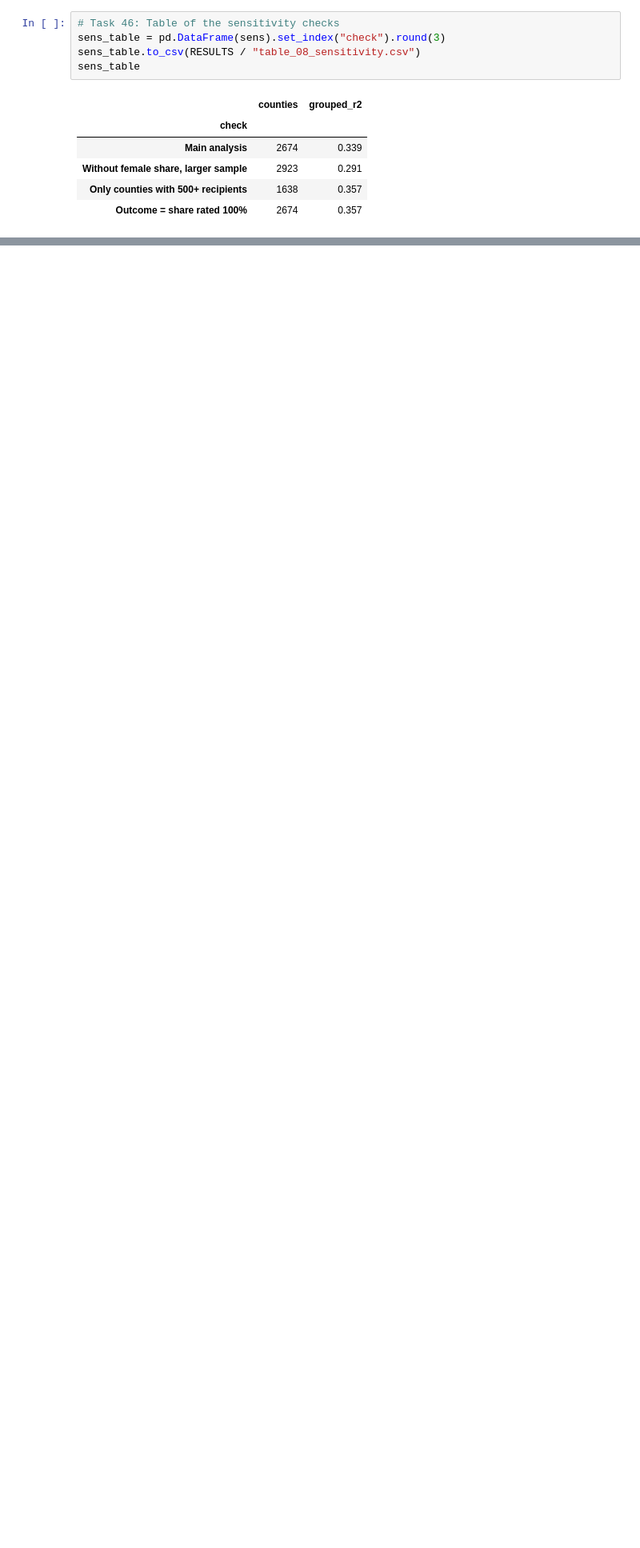
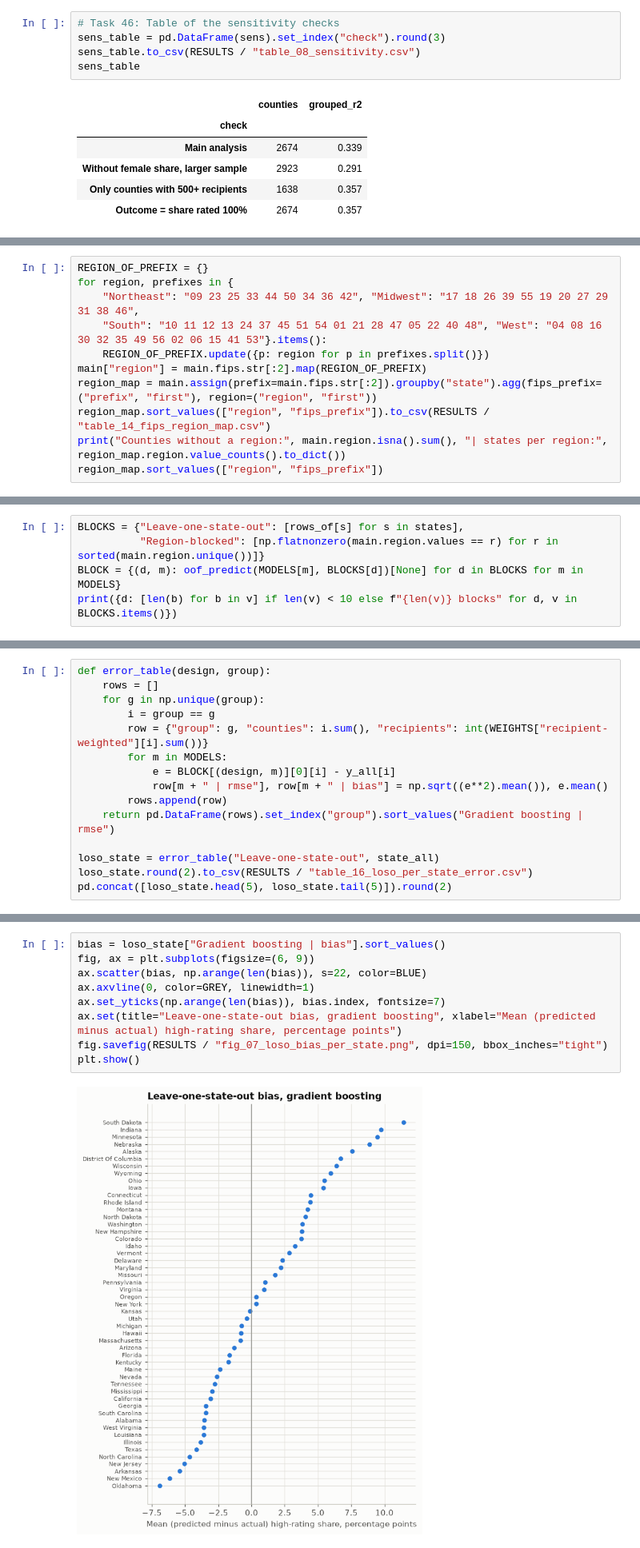
Before and after one commit to abdurrahmanse/research-projects, a Jupyter notebook: 02-va-disability-county-severity/notebooks/va_disability_county_severity.ipynb, the cells around one changed output, grey strips where cells are left out. Shown at 80% size. Saved outputs shown, nothing was run; the diff lists cells and outputs as text; blank space fills up the shorter version.

```diff
--- a/02-va-disability-county-severity/notebooks/va_disability_county_severity.ipynb
+++ b/02-va-disability-county-severity/notebooks/va_disability_county_severity.ipynb
@@ -679,0 +846,11 @@ numpy 2.4.6 | pandas 3.0.5 | scipy 1.18.0 | scikit-learn 1.9.0 | matplotlib 3.11
+# %%
+REGION_OF_PREFIX = {}
+for region, prefixes in {
+    "Northeast": "09 23 25 33 44 50 34 36 42", "Midwest": "17 18 26 39 55 19 20 27 29 31 38 46",
+    "South": "10 11 12 13 24 37 45 51 54 01 21 28 47 05 22 40 48", "West": "04 08 16 30 32 35 49 56 02 06 15 41 53"}.items():
+    REGION_OF_PREFIX.update({p: region for p in prefixes.split()})
+main["region"] = main.fips.str[:2].map(REGION_OF_PREFIX)
+region_map = main.assign(prefix=main.fips.str[:2]).groupby("state").agg(fips_prefix=("prefix", "first"), region=("region", "first"))
+region_map.sort_values(["region", "fips_prefix"]).to_csv(RESULTS / "table_14_fips_region_map.csv")
+print("Counties without a region:", main.region.isna().sum(), "| states per region:", region_map.region.value_counts().to_dict())
+region_map.sort_values(["region", "fips_prefix"])
@@ -679,0 +877,5 @@ numpy 2.4.6 | pandas 3.0.5 | scipy 1.18.0 | scikit-learn 1.9.0 | matplotlib 3.11
+# %%
+BLOCKS = {"Leave-one-state-out": [rows_of[s] for s in states],
+          "Region-blocked": [np.flatnonzero(main.region.values == r) for r in sorted(main.region.unique())]}
+BLOCK = {(d, m): oof_predict(MODELS[m], BLOCKS[d])[None] for d in BLOCKS for m in MODELS}
+print({d: [len(b) for b in v] if len(v) < 10 else f"{len(v)} blocks" for d, v in BLOCKS.items()})
@@ -679,0 +898,15 @@ numpy 2.4.6 | pandas 3.0.5 | scipy 1.18.0 | scikit-learn 1.9.0 | matplotlib 3.11
+# %%
+def error_table(design, group):
+    rows = []
+    for g in np.unique(group):
+        i = group == g
+        row = {"group": g, "counties": i.sum(), "recipients": int(WEIGHTS["recipient-weighted"][i].sum())}
+        for m in MODELS:
+            e = BLOCK[(design, m)][0][i] - y_all[i]
+            row[m + " | rmse"], row[m + " | bias"] = np.sqrt((e**2).mean()), e.mean()
+        rows.append(row)
+    return pd.DataFrame(rows).set_index("group").sort_values("Gradient boosting | rmse")
+
+loso_state = error_table("Leave-one-state-out", state_all)
+loso_state.round(2).to_csv(RESULTS / "table_16_loso_per_state_error.csv")
+pd.concat([loso_state.head(5), loso_state.tail(5)]).round(2)
@@ -679,0 +937,11 @@ numpy 2.4.6 | pandas 3.0.5 | scipy 1.18.0 | scikit-learn 1.9.0 | matplotlib 3.11
+# %%
+bias = loso_state["Gradient boosting | bias"].sort_values()
+fig, ax = plt.subplots(figsize=(6, 9))
+ax.scatter(bias, np.arange(len(bias)), s=22, color=BLUE)
+ax.axvline(0, color=GREY, linewidth=1)
+ax.set_yticks(np.arange(len(bias)), bias.index, fontsize=7)
+ax.set(title="Leave-one-state-out bias, gradient boosting", xlabel="Mean (predicted minus actual) high-rating share, percentage points")
+fig.savefig(RESULTS / "fig_07_loso_bias_per_state.png", dpi=150, bbox_inches="tight")
+plt.show()
+# %% [output]
+[figure, added]
```
Also changed, not shown: parts of 70 cells of this notebook, 21 other files.
